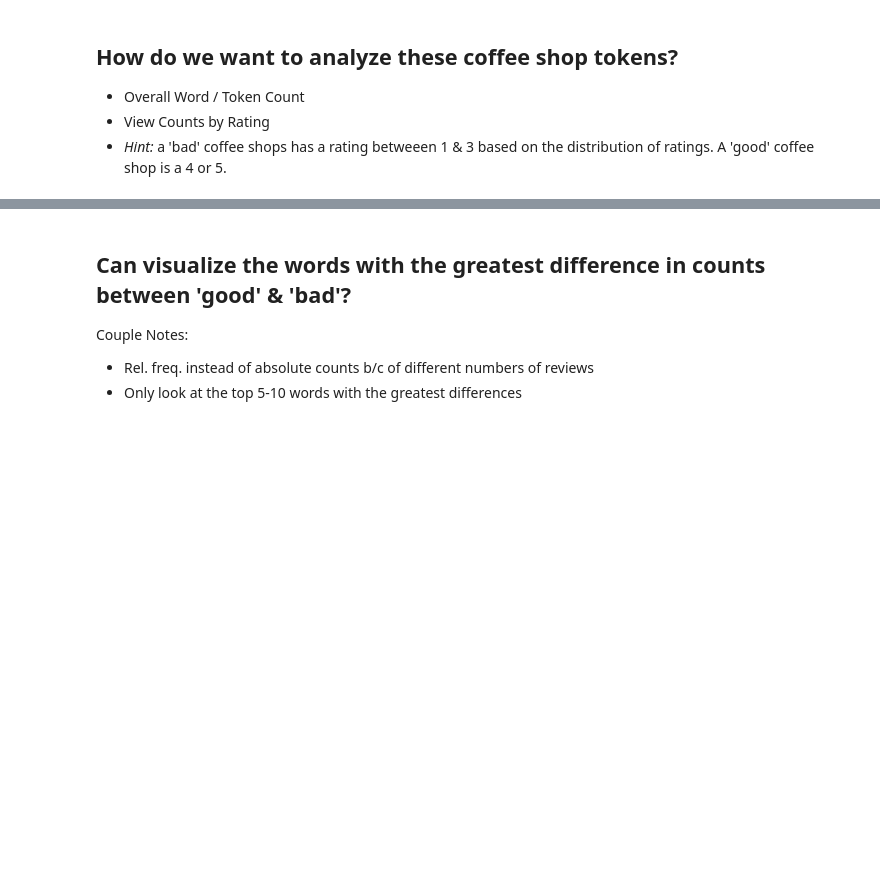
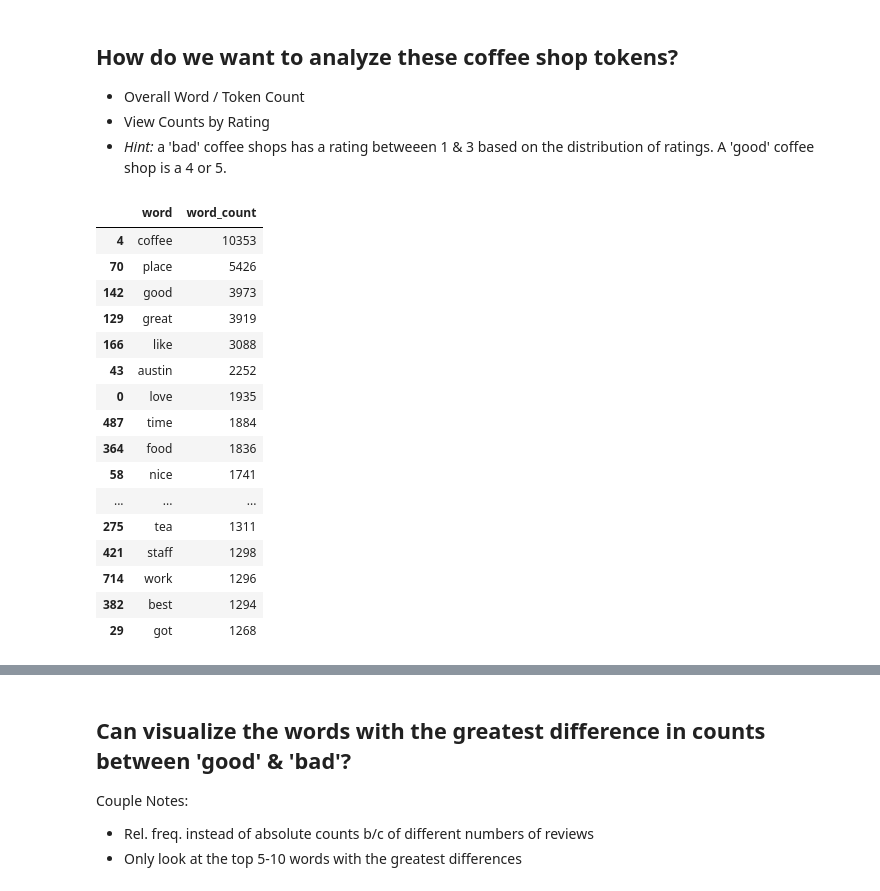
Before and after one commit to danoand/DS-Unit-4-Sprint-1-NLP, a Jupyter notebook: module1-text-data/LS_DS_411_Text_Data_Assignment.ipynb, the cells around one changed output, grey strips where cells are left out. Cells and saved outputs as stored; diff of their text form; code cells hidden in the pictures; blank space fills up the shorter version.

```diff
--- a/module1-text-data/LS_DS_411_Text_Data_Assignment.ipynb
+++ b/module1-text-data/LS_DS_411_Text_Data_Assignment.ipynb
@@ -173,0 +211,27 @@ df_shops_upd.to_csv("df_shops.csv")
+# %%
+# Generate a dataframe describing a high level word count
+df_wrd_cnt = proc_word_count(df_shops_upd, "upd_full_review_text_lc_alpnum_spc")
+
+# Sort the word count
+df_wrd_cnt.sort_values("word_count", ascending=False, inplace=True)
+# %%
+# Most used words
+df_wrd_cnt.head(25)
+# %% [output]
+|  | word | word_count |
+| 4 | coffee | 10353 |
+| 70 | place | 5426 |
+| 142 | good | 3973 |
+| 129 | great | 3919 |
+| 166 | like | 3088 |
+| 43 | austin | 2252 |
+| 0 | love | 1935 |
+| 487 | time | 1884 |
+| 364 | food | 1836 |
+| 58 | nice | 1741 |
+| ... | ... | ... |
+| 275 | tea | 1311 |
+| 421 | staff | 1298 |
+| 714 | work | 1296 |
+| 382 | best | 1294 |
+| 29 | got | 1268 |
```
Also changed, not shown: parts of 12 cells of this notebook, 2 other files.
